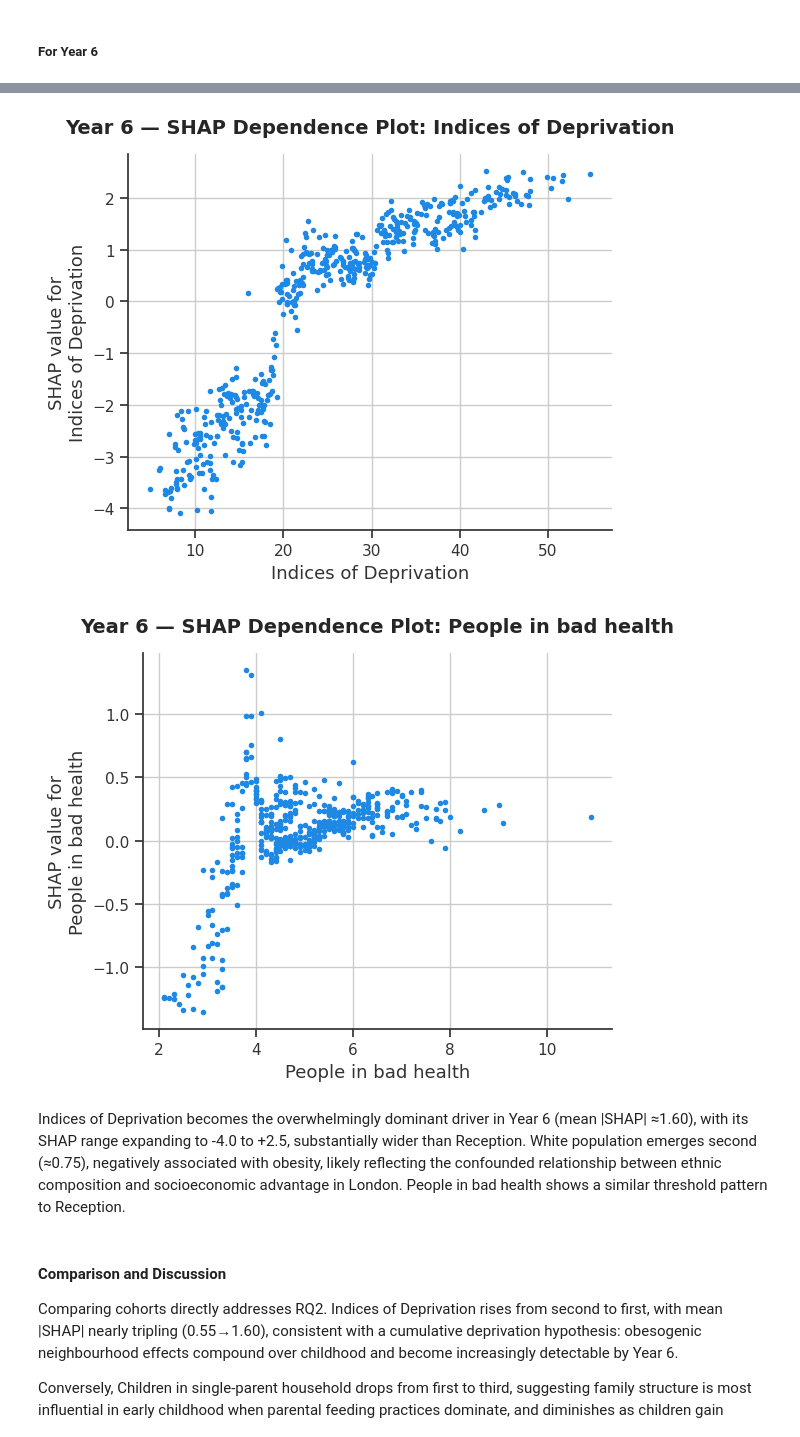
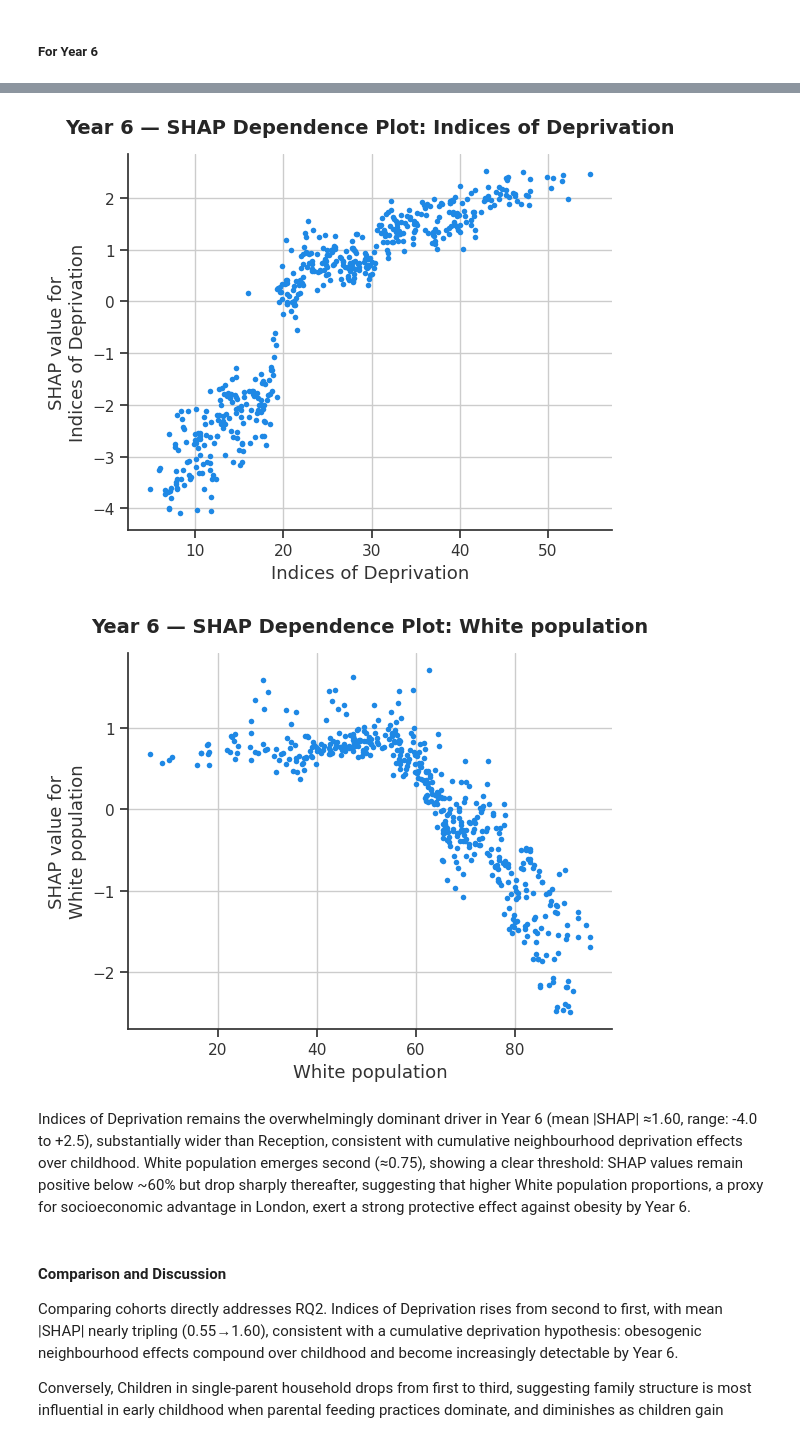
Before and after one commit to mixedmint/DSSS, a Jupyter notebook: What Drives Childhood Obesity?.ipynb, the cells around one changed output, grey strips where cells are left out. Drawn from its saved outputs; the diff is of its cells as text; code cells hidden in the pictures.

Commit message:
modify shap

```diff
--- a/childhood_obesity.ipynb
+++ b/What Drives Childhood Obesity?.ipynb
@@ -1254,7 +1254,7 @@ plt.show()
 # Figure 3: Dependence plots for the top 2 features — explore nonlinear marginal effects
 # Update feature names below after inspecting the bar plot above
 top_feature_1_yr6 = 'Indices of Deprivation'
-top_feature_2_yr6 = 'People in bad health'
+top_feature_2_yr6 = 'White population'
 
 shap.dependence_plot(top_feature_1_yr6, shap_values_yr6, X_train_yr6, interaction_index=None, show=False)
 plt.title(f"Year 6 — SHAP Dependence Plot: {top_feature_1_yr6}", fontsize=14, fontweight='bold', pad=15)
@@ -1271,7 +1271,7 @@ plt.show()
 [figure]
-[figure, old version]
+[figure, new version]
 # %% [markdown]
-Indices of Deprivation becomes the overwhelmingly dominant driver in Year 6 (mean |SHAP| ≈1.60), with its SHAP range expanding to -4.0 to +2.5, substantially wider than Reception. White population emerges second (≈0.75), negatively associated with obesity, likely reflecting the confounded relationship between ethnic composition and socioeconomic advantage in London. People in bad health shows a similar threshold pattern to Reception.
+Indices of Deprivation remains the overwhelmingly dominant driver in Year 6 (mean |SHAP| ≈1.60, range: -4.0 to +2.5), substantially wider than Reception, consistent with cumulative neighbourhood deprivation effects over childhood. White population emerges second (≈0.75), showing a clear threshold: SHAP values remain positive below ~60% but drop sharply thereafter, suggesting that higher White population proportions, a proxy for socioeconomic advantage in London, exert a strong protective effect against obesity by Year 6.
 # %% [markdown]
 #### Comparison and Discussion
 Comparing cohorts directly addresses RQ2. Indices of Deprivation rises from second to first, with mean |SHAP| nearly tripling (0.55→1.60), consistent with a cumulative deprivation hypothesis: obesogenic neighbourhood effects compound over childhood and become increasingly detectable by Year 6.
```
Also changed, not shown: parts of 8 cells of this notebook, 2 other files.
